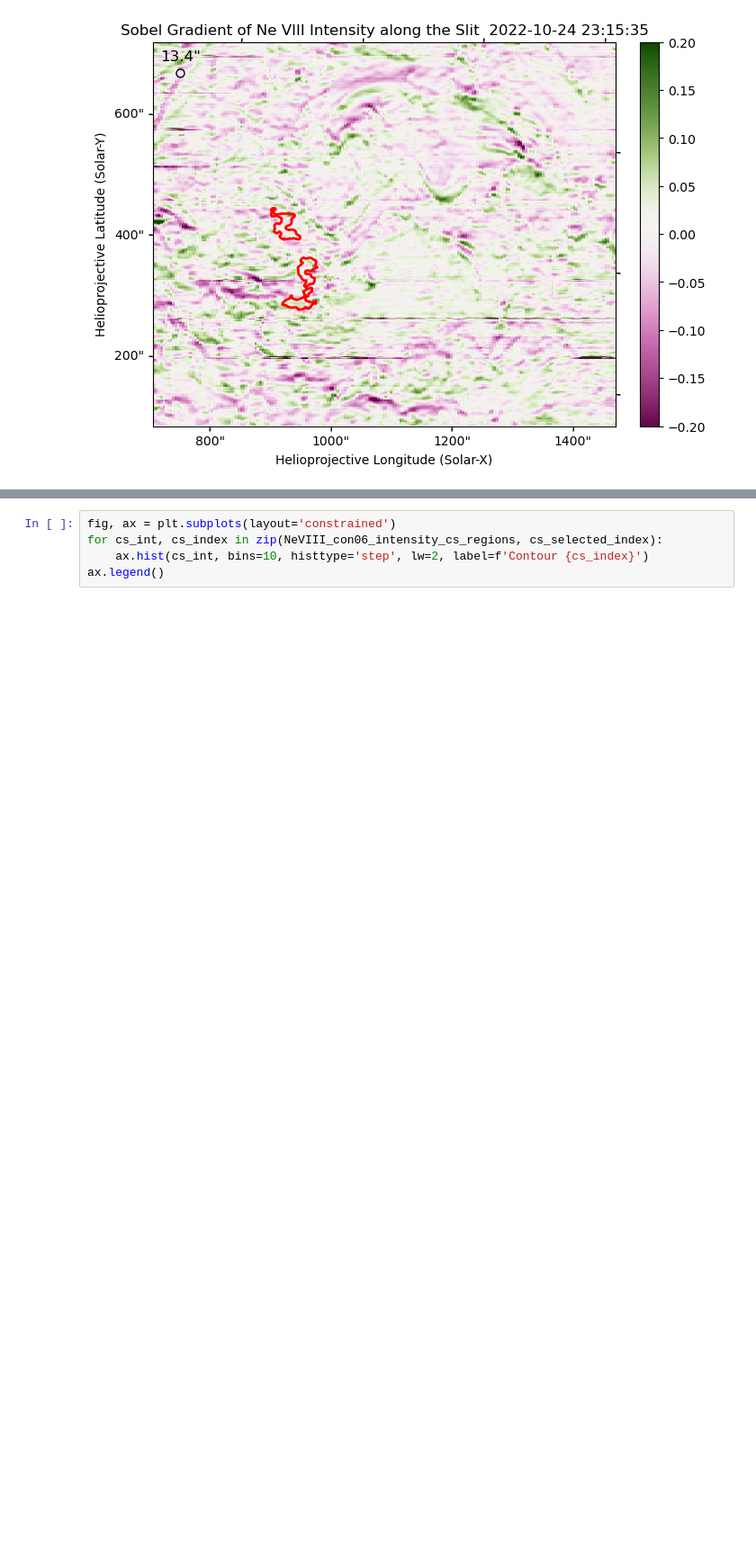
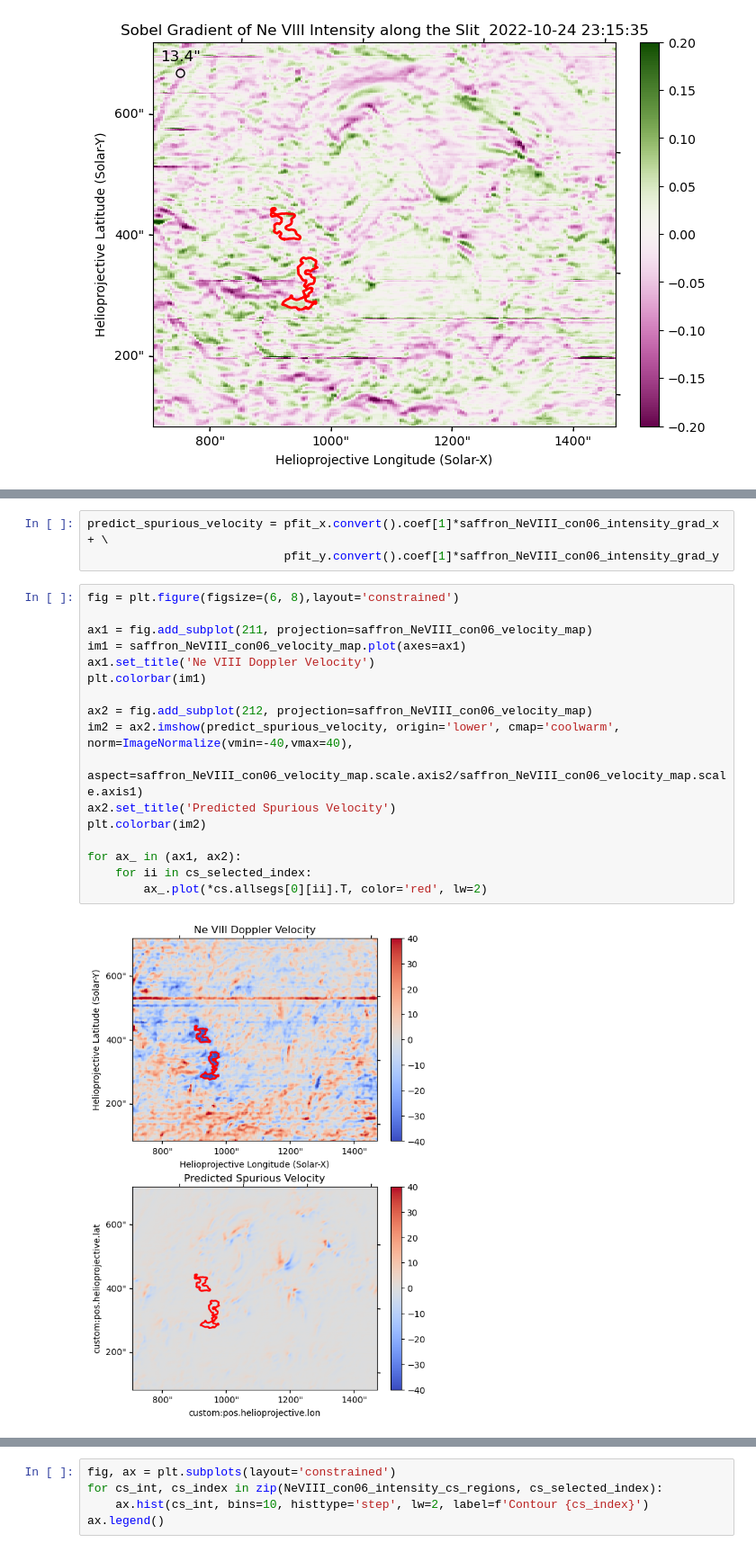
Before and after one commit to yjzhu-solar/EIS_DKIST_SolO, a Jupyter notebook: ipynb/spice/spice_saffron_intensity_ratio_1024.ipynb, the cells around one changed output, grey strips where cells are left out. Shown at 90% size. Drawn from its saved outputs; the diff is of its cells as text; blank space fills up the shorter version.

```diff
--- a/ipynb/spice/spice_saffron_intensity_ratio_1024.ipynb
+++ b/ipynb/spice/spice_saffron_intensity_ratio_1024.ipynb
@@ -294,3 +339,25 @@ add_psf_scale_circle(ax, '13.4"', (6.7*u.arcsec).to(u.deg), spherical_circle=Tru
+# %%
+predict_spurious_velocity = pfit_x.convert().coef[1]*saffron_NeVIII_con06_intensity_grad_x + \
+                            pfit_y.convert().coef[1]*saffron_NeVIII_con06_intensity_grad_y
+# %%
+fig = plt.figure(figsize=(6, 8),layout='constrained')
+
+ax1 = fig.add_subplot(211, projection=saffron_NeVIII_con06_velocity_map)
+im1 = saffron_NeVIII_con06_velocity_map.plot(axes=ax1)
+ax1.set_title('Ne VIII Doppler Velocity')
+plt.colorbar(im1)
+
+ax2 = fig.add_subplot(212, projection=saffron_NeVIII_con06_velocity_map)
+im2 = ax2.imshow(predict_spurious_velocity, origin='lower', cmap='coolwarm', norm=ImageNormalize(vmin=-40,vmax=40),
+           aspect=saffron_NeVIII_con06_velocity_map.scale.axis2/saffron_NeVIII_con06_velocity_map.scale.axis1)
+ax2.set_title('Predicted Spurious Velocity')
+plt.colorbar(im2)
+
+for ax_ in (ax1, ax2):
+    for ii in cs_selected_index:
+        ax_.plot(*cs.allsegs[0][ii].T, color='red', lw=2)
+# %% [output]
+[figure, added]
 # %%
 cs_skycoords = [saffron_NeVIII_con06_intensity_map.pixel_to_world(cs.allsegs[0][cs_index][:-1,0]*u.pix,cs.allsegs[0][cs_index][:-1,1]*u.pix) \
                 for cs_index in cs_selected_index]
```
Also changed, not shown: parts of 5 cells of this notebook, 32 other files.
